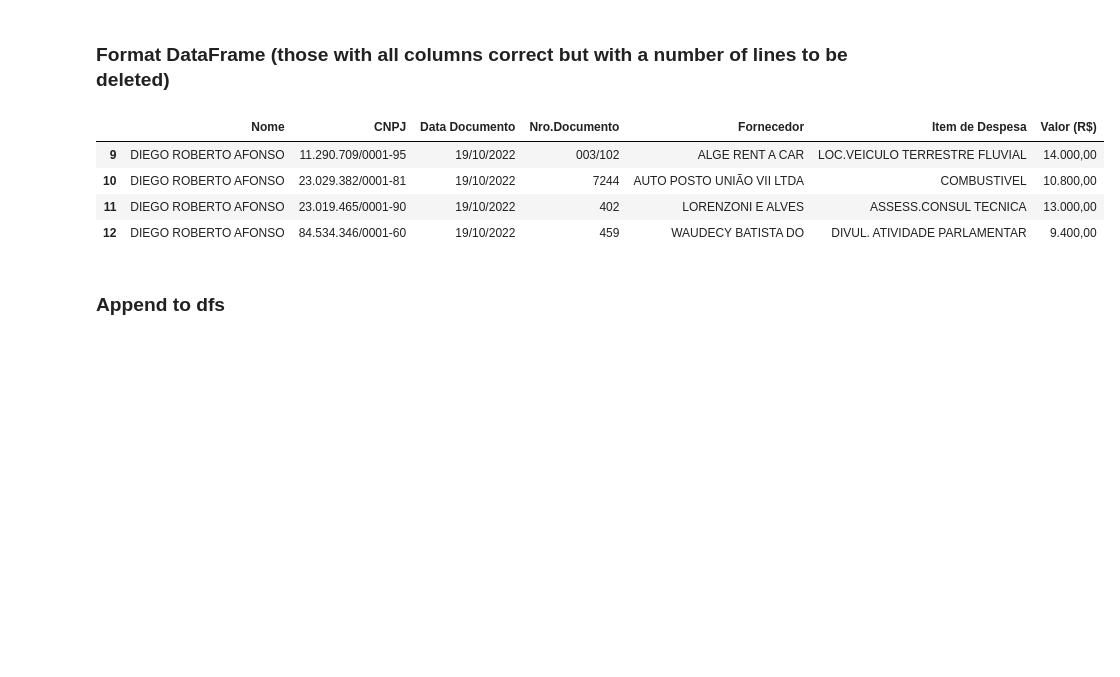
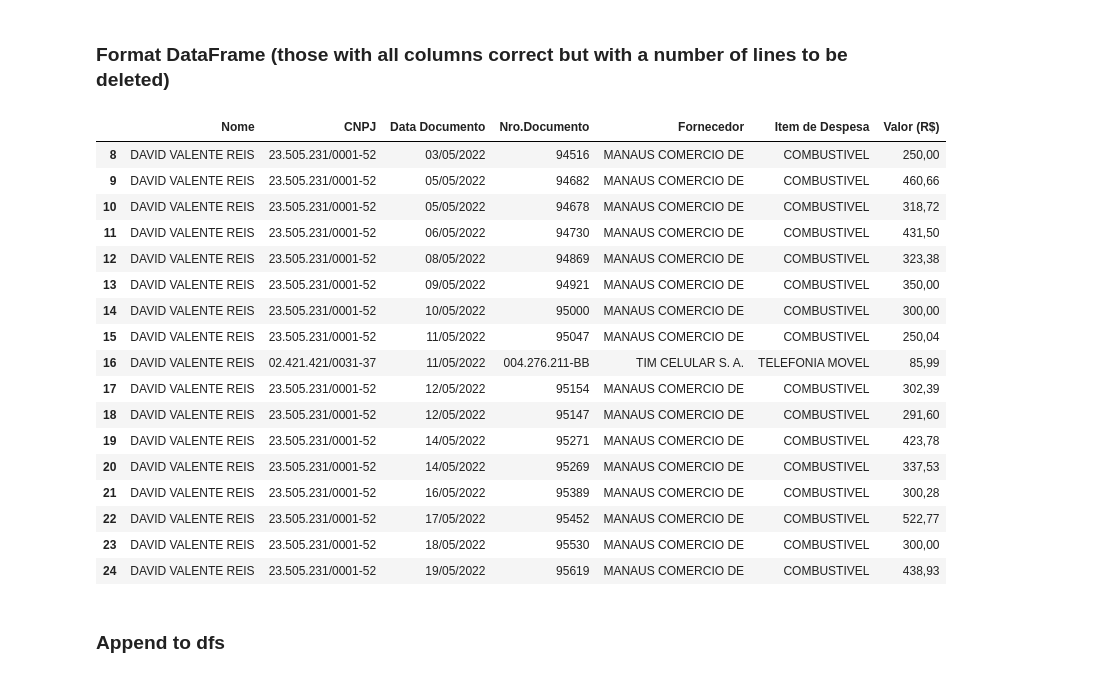
Before and after one commit to mcmaquine/politica-X9, a Jupyter notebook: dataframe_extractor.ipynb, the cells around one changed output. Cells and saved outputs as stored; diff of their text form; code cells hidden in the pictures; blank space fills up the shorter version.

```diff
--- a/dataframe_extractor.ipynb
+++ b/dataframe_extractor.ipynb
@@ -81,7 +115,7 @@ def check_last_row_total(df):
 # %% [markdown]
 ### Opens a pdf file from the list
 # %%
-index = 220
+index = 399
 #index 12 de 2021 tem pdf em branco, ceap 2022 done up to 156
 try:
     dfs = tabula.read_pdf( folder+'/'+file_names[index], pages='all', pandas_options={'dtype':'str'}) # entrega um Dataframe
@@ -194,23 +271,25 @@ dfs[0]
 ### Format DataFrame (Those whith 1 column between Data Documento and Nro.Documento)
 # %%
 pd.options.mode.copy_on_write = True
+lines_above =   5
 for i, df in enumerate(dfs):
     # stores congressman name
     names = get_name(index, 3)
     column_names = ['CNPJ', 'Data Documento', 'Nro.Documento', 'Fornecedor', 'Item de Despesa', 'Valor (R$)']
 
+    # Delete columns between Data Documento and Nro.Documento
+    df.drop( df.columns[2], axis=1, inplace=True )
+    # Delete everything above first data entry
+    df.drop( range(0,lines_above), inplace=True )
+    # Delete columns after Valor (R$)
+    df.drop( df.columns[6:], axis=1, inplace=True )
+    # Rename columns
+    df.columns = column_names
+
     # delete last line if it is Total line
     if check_last_row_total(df):
         df   =   df.head( -1 )
 
-    # Delete columns between Data Documento and Nro.Documento
-    df.drop( df.columns[2], axis=1, inplace=True )
-    # Delete everything above first data entry
-    df.drop( range(0,5), inplace=True )
-    # Delete columns after Valor (R$)
-    df.drop( df.columns[6:], axis=1, inplace=True )
-    # Rename columns
-    df.columns = column_names
     # Insert name
     df.insert(0, 'Nome', names )
 
@@ -232,8 +311,12 @@ for i, df in enumerate(dfs):
     df.drop( df.columns[2:4], axis=1, inplace=True )
     df.drop( df.columns[6:], axis=1, inplace=True )
     df.columns = column_names
+
+    # delete last line if it is Total line
+    if check_last_row_total(df):
+        df   =   df.head( -1 )
+
     df.insert(0, 'Nome', name)
-    df = df.head(-1)
 
     dfs[i] = df
 dfs[0]
@@ -244,29 +328,42 @@ dfs[0]
 # %% [markdown]
 ### Format DataFrame (those with all columns correct but with a number of lines to be deleted)
 # %%
-lines_above = 9
+lines_above = 8
 for i, df in enumerate(dfs):
     # stores congressman name
     names = get_name(index, 3)
     column_names = ['CNPJ', 'Data Documento', 'Nro.Documento', 'Fornecedor', 'Item de Despesa', 'Valor (R$)']
 
     df.drop( range(0, lines_above), inplace=True )
     df.drop( df.columns[6:], axis=1, inplace=True )
     df.columns = column_names
 
     if check_last_row_total(df):
         df   =   df.head( -1 )
 
     df.insert(0, 'Nome', names )
 
     dfs[i] = df
 dfs[0]
 # %% [output]
 |  | Nome | CNPJ | Data Documento | Nro.Documento | Fornecedor | Item de Despesa | Valor (R$) |
-| 9 | DIEGO ROBERTO AFONSO | 11.290.709/0001-95 | 19/10/2022 | 003/102 | ALGE RENT A CAR | LOC.VEICULO TERRESTRE FLUVIAL | 14.000,00 |
-| 10 | DIEGO ROBERTO AFONSO | 23.029.382/0001-81 | 19/10/2022 | 7244 | AUTO POSTO UNIÃO VII LTDA | COMBUSTIVEL | 10.800,00 |
-| 11 | DIEGO ROBERTO AFONSO | 23.019.465/0001-90 | 19/10/2022 | 402 | LORENZONI E ALVES | ASSESS.CONSUL TECNICA | 13.000,00 |
-| 12 | DIEGO ROBERTO AFONSO | 84.534.346/0001-60 | 19/10/2022 | 459 | WAUDECY BATISTA DO | DIVUL. ATIVIDADE PARLAMENTAR | 9.400,00 |
+| 8 | DAVID VALENTE REIS | 23.505.231/0001-52 | 03/05/2022 | 94516 | MANAUS COMERCIO DE | COMBUSTIVEL | 250,00 |
+| 9 | DAVID VALENTE REIS | 23.505.231/0001-52 | 05/05/2022 | 94682 | MANAUS COMERCIO DE | COMBUSTIVEL | 460,66 |
+| 10 | DAVID VALENTE REIS | 23.505.231/0001-52 | 05/05/2022 | 94678 | MANAUS COMERCIO DE | COMBUSTIVEL | 318,72 |
+| 11 | DAVID VALENTE REIS | 23.505.231/0001-52 | 06/05/2022 | 94730 | MANAUS COMERCIO DE | COMBUSTIVEL | 431,50 |
+| 12 | DAVID VALENTE REIS | 23.505.231/0001-52 | 08/05/2022 | 94869 | MANAUS COMERCIO DE | COMBUSTIVEL | 323,38 |
+| 13 | DAVID VALENTE REIS | 23.505.231/0001-52 | 09/05/2022 | 94921 | MANAUS COMERCIO DE | COMBUSTIVEL | 350,00 |
+| 14 | DAVID VALENTE REIS | 23.505.231/0001-52 | 10/05/2022 | 95000 | MANAUS COMERCIO DE | COMBUSTIVEL | 300,00 |
+| 15 | DAVID VALENTE REIS | 23.505.231/0001-52 | 11/05/2022 | 95047 | MANAUS COMERCIO DE | COMBUSTIVEL | 250,04 |
+| 16 | DAVID VALENTE REIS | 02.421.421/0031-37 | 11/05/2022 | 004.276.211-BB | TIM CELULAR S. A. | TELEFONIA MOVEL | 85,99 |
+| 17 | DAVID VALENTE REIS | 23.505.231/0001-52 | 12/05/2022 | 95154 | MANAUS COMERCIO DE | COMBUSTIVEL | 302,39 |
+| 18 | DAVID VALENTE REIS | 23.505.231/0001-52 | 12/05/2022 | 95147 | MANAUS COMERCIO DE | COMBUSTIVEL | 291,60 |
+| 19 | DAVID VALENTE REIS | 23.505.231/0001-52 | 14/05/2022 | 95271 | MANAUS COMERCIO DE | COMBUSTIVEL | 423,78 |
+| 20 | DAVID VALENTE REIS | 23.505.231/0001-52 | 14/05/2022 | 95269 | MANAUS COMERCIO DE | COMBUSTIVEL | 337,53 |
+| 21 | DAVID VALENTE REIS | 23.505.231/0001-52 | 16/05/2022 | 95389 | MANAUS COMERCIO DE | COMBUSTIVEL | 300,28 |
+| 22 | DAVID VALENTE REIS | 23.505.231/0001-52 | 17/05/2022 | 95452 | MANAUS COMERCIO DE | COMBUSTIVEL | 522,77 |
+| 23 | DAVID VALENTE REIS | 23.505.231/0001-52 | 18/05/2022 | 95530 | MANAUS COMERCIO DE | COMBUSTIVEL | 300,00 |
+| 24 | DAVID VALENTE REIS | 23.505.231/0001-52 | 19/05/2022 | 95619 | MANAUS COMERCIO DE | COMBUSTIVEL | 438,93 |
 # %% [markdown]
 ### Append to dfs
 # %%
```
Also changed, not shown: parts of 11 cells of this notebook, 1 other file.
